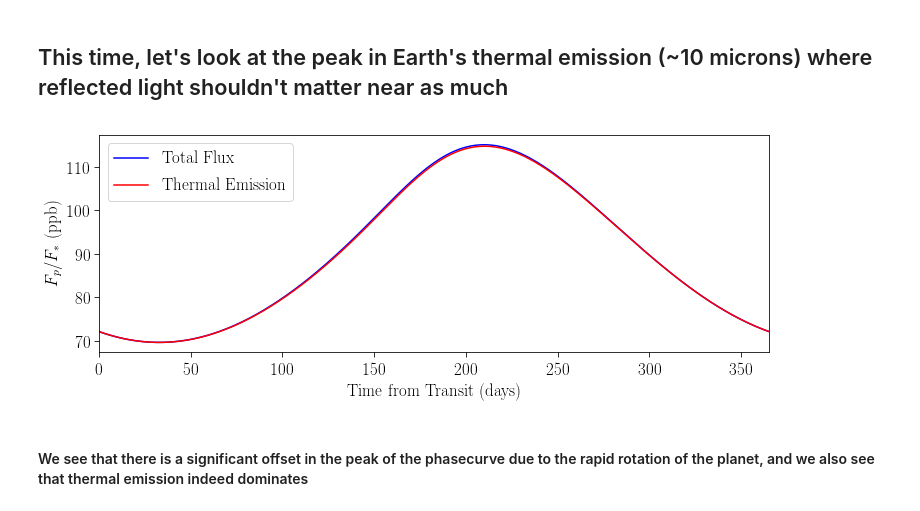
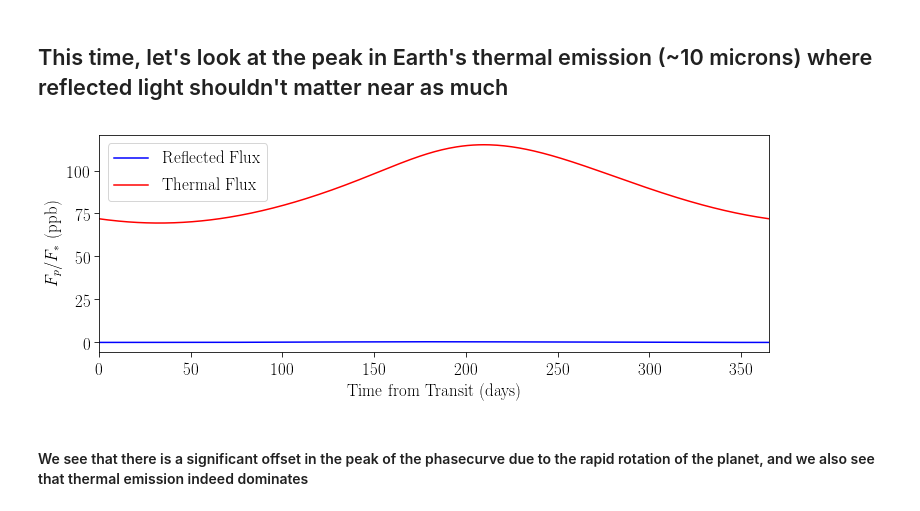
Before and after one commit to taylorbell57/Bell_EBM, a Jupyter notebook: Bell_EBM_Tutorial.ipynb, the cells around one changed output. Cells and saved outputs as stored; diff of their text form; code cells hidden in the pictures.

```diff
--- a/Bell_EBM_Tutorial.ipynb
+++ b/Bell_EBM_Tutorial.ipynb
@@ -202,18 +202,11 @@ system = ebm.System(star, planet)
 #### Given the extreme difference between the spin and orbital periods, burning in this planet is a little trickier and takes longer
 # %%
 # Run initial burn-in - try guessing the median irradiation temperature to begin with
+# Run for two full-orbits to work out seasonal variations
 T0 = system.get_teq()*np.ones_like(system.planet.map.values)
 t0 = planet.t0
-t1 = system.planet.Prot*20.
+t1 = t0+system.planet.Porb*2.-system.planet.Prot
 dt = system.planet.Prot/10.
-times, maps = system.run_model(T0, t0, t1, dt, verbose=False)
-
-# Run for two full-orbits to work out seasonal variations
-T0 = maps[-1]
-t0 = times[-1]
-# Run for a weird length of time to get the production run to start at a phase close to 0
-t1 = t0+system.planet.Porb*2.-system.planet.Prot*21.
-dt = system.planet.Prot/2.
 times, maps = system.run_model(T0, t0, t1, dt, verbose=False)
 
 # Run one day at high-rez to get good temperatures around the planet
@@ -230,7 +223,7 @@ t0 = times[-1]
 t1 = t0+system.planet.Porb
 # We'll use a small time step to make sure we're doing a good job
 dt = system.planet.Prot/10.
-times, maps = system.run_model(T0, t0, t1, dt, verbose=False)
+times, maps = system.run_model(T0, t0, t1, dt, verbose=False, intermediates=True)
 
 # Then we'll cut down on the number of points, since our full-orbit phasecurves
 # don't need that high of a time resolution. Just daily outputs are fine
@@ -262,24 +256,25 @@ plt.close(fig)
 # %% [markdown]
 ## This time, let's look at the peak in Earth's thermal emission (~10 microns) where reflected light shouldn't matter near as much
 # %%
-lc_withReflection = system.lightcurve(times, maps, bolo=False, wav=10e-6)
-lc_ignoringReflection = system.lightcurve(times, maps, bolo=False,
-                                          wav=10e-6, allowReflect=False)
+lc_reflected = system.lightcurve(times, maps, bolo=False, wav=10e-6,
+                                 allowThermal=False)
+lc_thermal = system.lightcurve(times, maps, bolo=False, wav=10e-6,
+                               allowReflect=False)
 # %%
 x = times.flatten()
 x = (x-planet.Porb*int(np.median(x/planet.Porb)))
 
 fig = plt.figure(figsize=(12,4))
-plt.plot(x, lc_withReflection*1e9, c='b', label=r'$\rm Total~Flux$')
-plt.plot(x, lc_ignoringReflection*1e9, c='r', label=r'$\rm Thermal~Emission$')
+plt.plot(x, lc_reflected*1e9, c='b', label=r'$\rm Reflected~Flux$')
+plt.plot(x, lc_thermal*1e9, c='r', label=r'$\rm Thermal~Flux$')
 plt.ylabel(r'$F_p/F_* \rm ~(ppb)$')
 plt.xlabel(r'$\rm Time~from~Transit~(days)$')
 plt.xlim(0, 365)
 plt.legend(loc='best')
 plt.show()
 plt.close(fig)
 # %% [output]
-[figure, old version]
+[figure, new version]
 # %% [markdown]
 #### We see that there is a significant offset in the peak of the phasecurve due to the rapid rotation of the planet, and we also see that thermal emission indeed dominates
 # %% [markdown]
```
Also changed, not shown: parts of 7 cells of this notebook, 5 other files.
